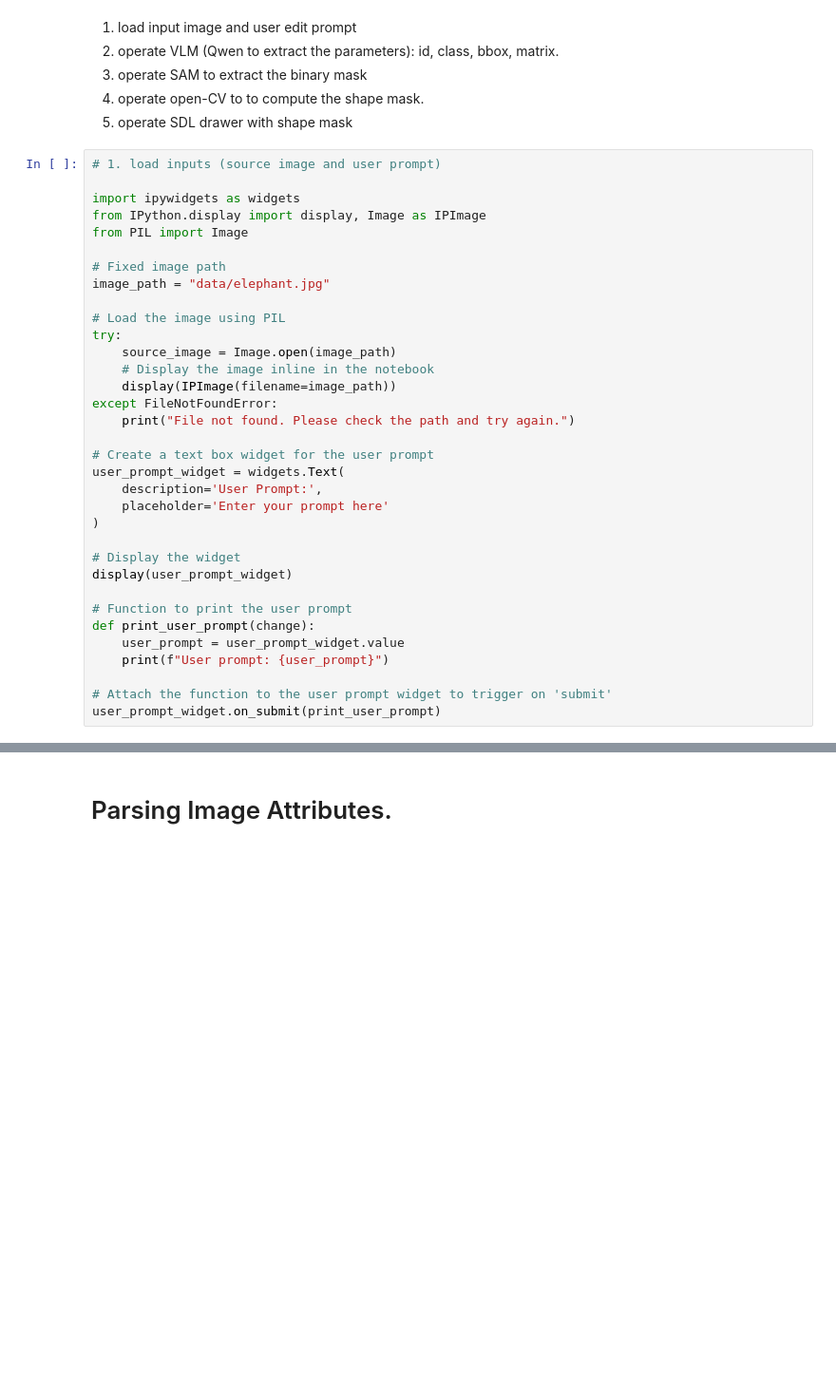
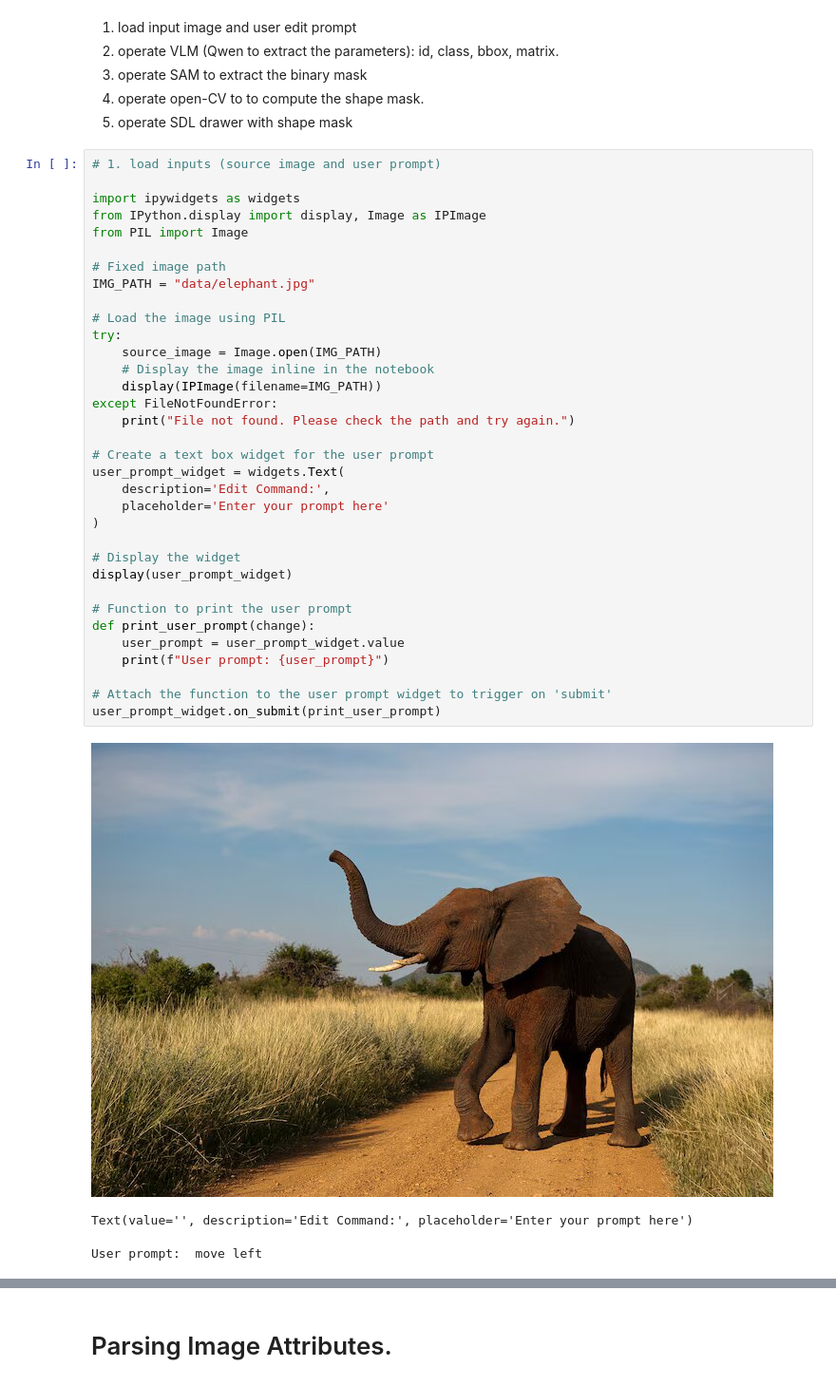
Before and after one commit to YanakaRyosuke82/POEM_Object_Editing, a Jupyter notebook: src/reasoning.IPYNB, the cells around one changed output, grey strips where cells are left out. Shown at 95% size. Drawn from its saved outputs; the diff is of its cells as text; blank space fills up the shorter version.

```diff
--- a/src/reasoning.IPYNB
+++ b/src/reasoning.IPYNB
@@ -7,34 +7,38 @@
 # %%
 # 1. load inputs (source image and user prompt)
 
 import ipywidgets as widgets
 from IPython.display import display, Image as IPImage
 from PIL import Image
 
 # Fixed image path
-image_path = "data/elephant.jpg"
+IMG_PATH = "data/elephant.jpg"
 
 # Load the image using PIL
 try:
-    source_image = Image.open(image_path)
+    source_image = Image.open(IMG_PATH)
     # Display the image inline in the notebook
-    display(IPImage(filename=image_path))
+    display(IPImage(filename=IMG_PATH))
 except FileNotFoundError:
     print("File not found. Please check the path and try again.")
 
 # Create a text box widget for the user prompt
 user_prompt_widget = widgets.Text(
-    description='User Prompt:',
+    description='Edit Command:',
     placeholder='Enter your prompt here'
 )
 
 # Display the widget
 display(user_prompt_widget)
 
 # Function to print the user prompt
 def print_user_prompt(change):
     user_prompt = user_prompt_widget.value
     print(f"User prompt: {user_prompt}")
 
 # Attach the function to the user prompt widget to trigger on 'submit'
 user_prompt_widget.on_submit(print_user_prompt)
+# %% [output]
+[figure, added]
+Text(value='', description='Edit Command:', placeholder='Enter your prompt here')
+User prompt:  move left
```
Also changed, not shown: parts of 8 cells of this notebook, 12 other files.
